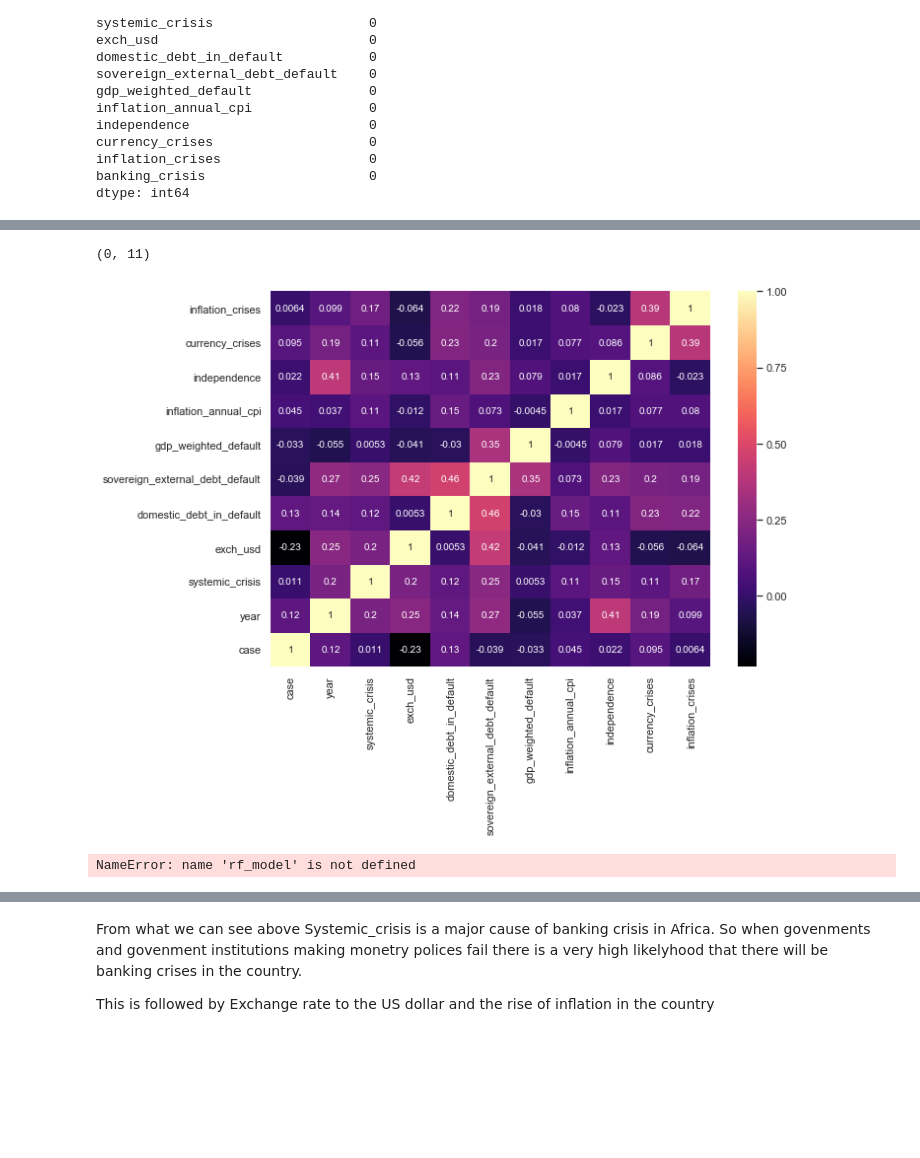
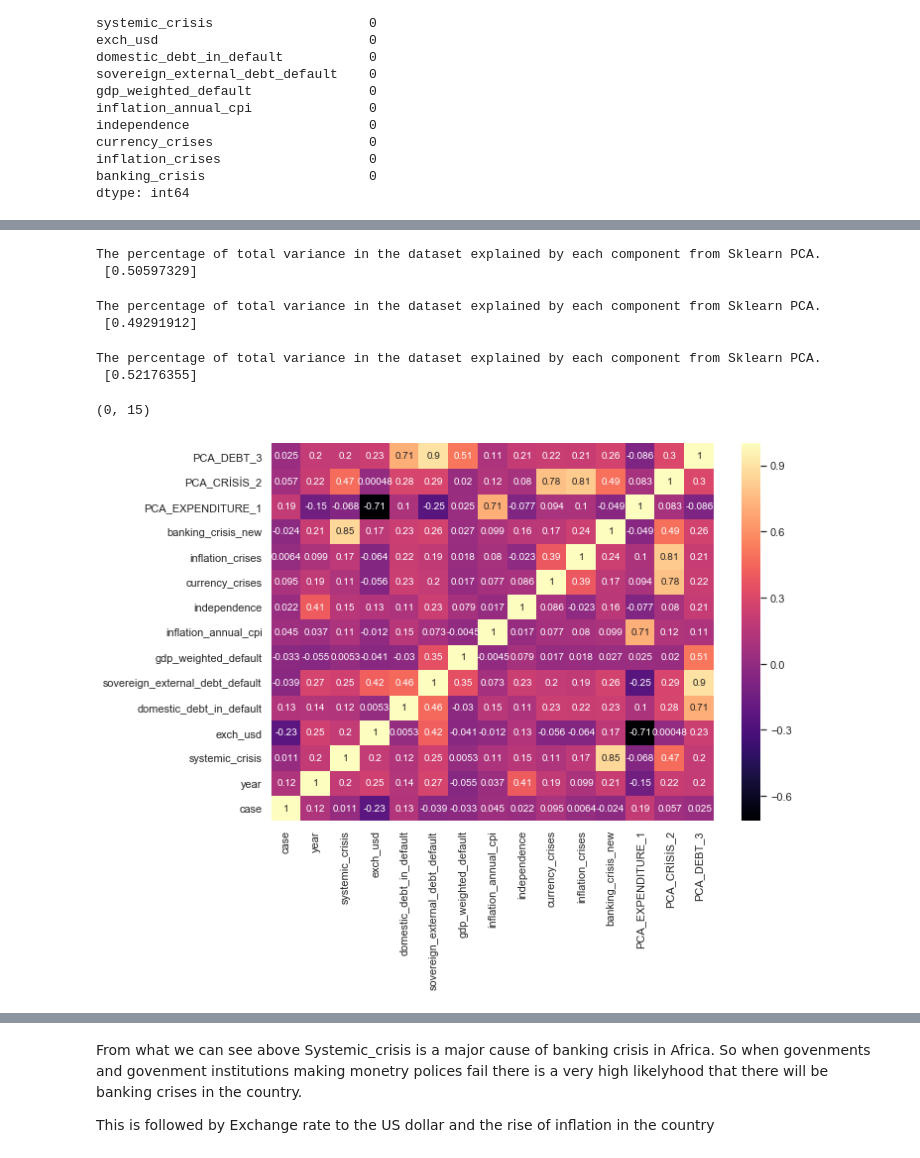
Before and after one commit to mehmetfatihdata/BOOTCAMP_1, a Jupyter notebook: PROJECT_EDA_CRISES.ipynb, the cells around one changed output, grey strips where cells are left out. Drawn from its saved outputs; the diff is of its cells as text; code cells hidden in the pictures; blank space fills up the shorter version.

```diff
--- a/PROJECT_EDA_CRISES.ipynb
+++ b/PROJECT_EDA_CRISES.ipynb
@@ -107,0 +101,4 @@ Name: banking_crisis, dtype: int64
+# %%
+df["banking_crisis_new"]=df.banking_crisis.replace({'crisis':1,'no_crisis':0})
+df.drop(['banking_crisis'],axis=1)
+df.head(1)
@@ -234,14 +164,61 @@ df.corr()
+# %%
+from sklearn.decomposition import PCA
+from sklearn.preprocessing import StandardScaler
+
+X = df[['inflation_annual_cpi', 'exch_usd']]
+X = StandardScaler().fit_transform(X)
+
+sklearn_pca = PCA(n_components=1)
+df["PCA_1"] = sklearn_pca.fit_transform(X)
+
+print(
+    'The percentage of total variance in the dataset explained by each',
+    'component from Sklearn PCA.\n',
+    sklearn_pca.explained_variance_ratio_
+)
+# %% [output]
+The percentage of total variance in the dataset explained by each component from Sklearn PCA.
+ [0.50597329]
+# %%
+from sklearn.decomposition import PCA
+from sklearn.preprocessing import StandardScaler
+
+X = df[['systemic_crisis','currency_crises', 'inflation_crises']]
+X = StandardScaler().fit_transform(X)
+
+sklearn_pca = PCA(n_components=1)
+df["PCA_CRİSİS_2"] = sklearn_pca.fit_transform(X)
+
+print(
+    'The percentage of total variance in the dataset explained by each',
+    'component from Sklearn PCA.\n',
+    sklearn_pca.explained_variance_ratio_
+)
+# %% [output]
+The percentage of total variance in the dataset explained by each component from Sklearn PCA.
+ [0.49291912]
+# %%
+from sklearn.decomposition import PCA
+from sklearn.preprocessing import StandardScaler
+
+X = df[['domestic_debt_in_default', 'sovereign_external_debt_default','gdp_weighted_default']]
+X = StandardScaler().fit_transform(X)
+
+sklearn_pca = PCA(n_components=1)
+df["PCA_DEBT_3"] = sklearn_pca.fit_transform(X)
+
+print(
+    'The percentage of total variance in the dataset explained by each',
+    'component from Sklearn PCA.\n',
+    sklearn_pca.explained_variance_ratio_
+)
+# %% [output]
+The percentage of total variance in the dataset explained by each component from Sklearn PCA.
+ [0.52176355]
 # %%
 plt.figure(figsize=(10,7))
 sns.heatmap(df.corr(), cmap='magma', annot=True)
-plt.ylim(0,11)
+plt.ylim(0,15)
 # %% [output]
-(0, 11)
+(0, 15)
-[figure, old version]
+[figure, new version]
-# %%
-feature_importances = pd.Series(rf_model.feature_importances_, index = X.columns)
-print(feature_importances)
-feature_importances.sort_values(inplace = True)
-feature_importances.plot(kind ='barh', figsize = (10,6))
-# %% [output]
-NameError: name 'rf_model' is not defined
```
Also changed, not shown: parts of 20 cells of this notebook.
